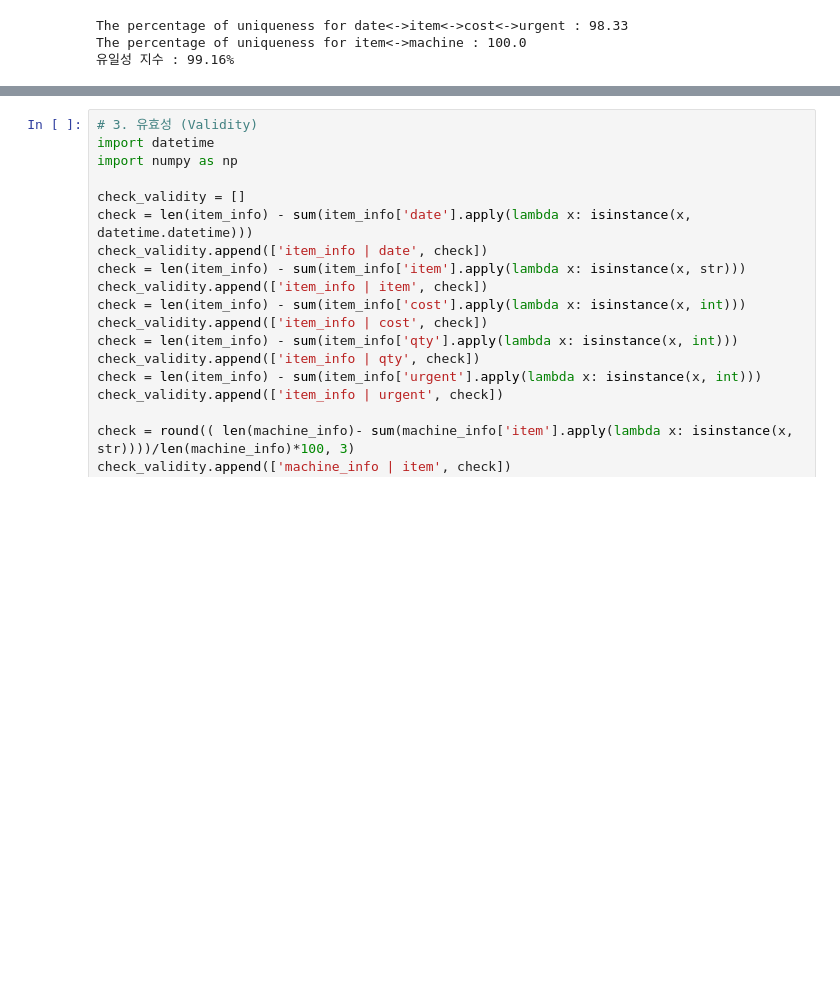
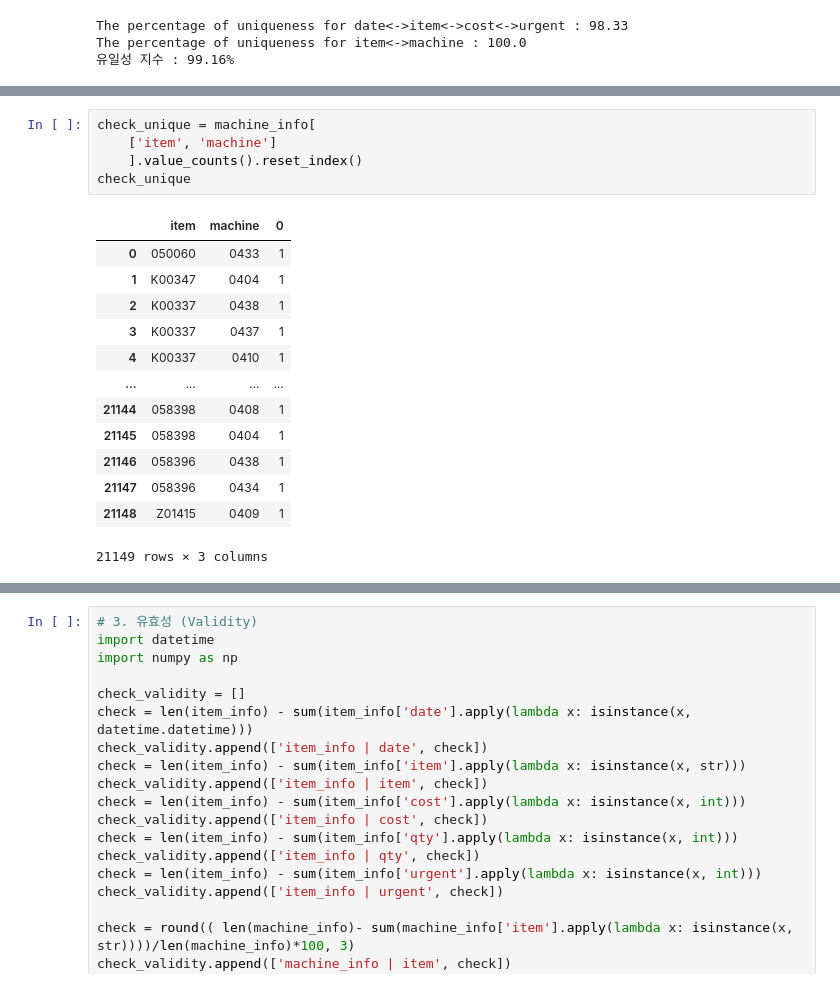
Before and after one commit to sugyeong-jo/ProjectLab, a Jupyter notebook: workspac_notebook.ipynb, the cells around one changed output, grey strips where cells are left out. Cells and saved outputs as stored; diff of their text form; blank space fills up the shorter version.

```diff
--- a/workspac_notebook.ipynb
+++ b/workspac_notebook.ipynb
@@ -195,0 +215,19 @@ The percentage of uniqueness for item<->machine : 100.0
+# %%
+check_unique = machine_info[
+    ['item', 'machine']
+    ].value_counts().reset_index()
+check_unique
+# %% [output]
+|  | item | machine | 0 |
+| 0 | 050060 | 0433 | 1 |
+| 1 | K00347 | 0404 | 1 |
+| 2 | K00337 | 0438 | 1 |
+| 3 | K00337 | 0437 | 1 |
+| 4 | K00337 | 0410 | 1 |
+| ... | ... | ... | ... |
+| 21144 | 058398 | 0408 | 1 |
+| 21145 | 058398 | 0404 | 1 |
+| 21146 | 058396 | 0438 | 1 |
+| 21147 | 058396 | 0434 | 1 |
+| 21148 | Z01415 | 0409 | 1 |
+21149 rows × 3 columns
```
Also changed, not shown: parts of 3 cells of this notebook.
